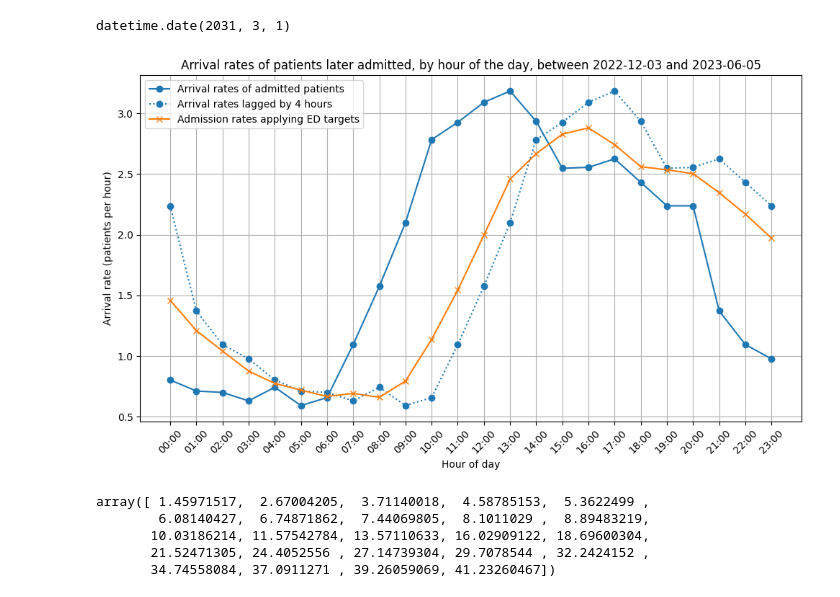
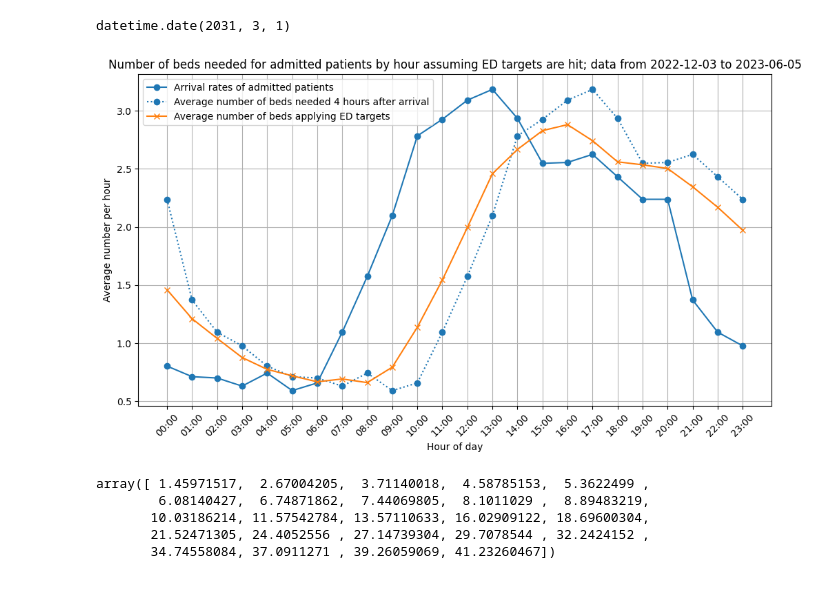
Before and after one commit to zmek/patientflow, a Jupyter notebook: notebooks/experiments/Modelling_to_show_true_demand.ipynb, the cells around one changed output. Drawn from its saved outputs; the diff is of its cells as text; code cells hidden in the pictures.

Commit message:
save plots of true demand applying ED targets

```diff
--- a/notebooks/experiments/Modelling_to_show_true_demand.ipynb
+++ b/notebooks/experiments/Modelling_to_show_true_demand.ipynb
@@ -29,6 +29,6 @@ sys.path.append(str(USER_ROOT / 'patientflow' / 'functions'))
 model_file_path = USER_ROOT / 'patientflow' / 'trained-models'
 # model_file_path.mkdir(parents=True, exist_ok=True)
 data_path = USER_ROOT / 'patientflow' / 'data-raw'
-media_file_path = USER_ROOT / 'patientflow' / 'notebooks' / 'img'
+media_file_path = USER_ROOT / 'patientflow' / 'notebooks' / 'experiments' / 'img'
 # media_file_path.mkdir(parents=True, exist_ok=True)
 # %%
@@ -396,31 +455,36 @@ datetime.date(2031, 3, 1)
 # %%
 # Plot Poisson Means allowing for true ED performance
 from datetime import timedelta
 
 hours = list(dict_.keys())
 arrival_rates = list(dict_.values())
 arrival_rates_lagged = list(sorted_lagged_dict.values())
 arrival_rates_spread = poisson_means_sum
 
 # Convert datetime.time objects to strings for better readability on the plot
 hour_labels = [hour.strftime('%H:%M') for hour in hours]
 
+title = f'Number of beds needed for admitted patients by hour assuming ED targets are hit; data from {start_training_set - timedelta(days=n*7)} to {start_validation_set - timedelta(days=n*7)}'
+
+
 # Plot the data
 plt.figure(figsize=(10, 6))
 plt.plot(hour_labels, arrival_rates, marker='o', label='Arrival rates of admitted patients')
-plt.plot(hour_labels, arrival_rates_lagged, marker='o', linestyle=':', color='C0', label='Arrival rates lagged by 4 hours')
-plt.plot(hour_labels, arrival_rates_spread, marker='x', label='Admission rates applying ED targets')
+plt.plot(hour_labels, arrival_rates_lagged, marker='o', linestyle=':', color='C0', label='Average number of beds needed 4 hours after arrival')
+plt.plot(hour_labels, arrival_rates_spread, marker='x', label='Average number of beds applying ED targets')
 plt.legend()
 
 plt.xticks(rotation=45)
 plt.xlabel('Hour of day')
-plt.ylabel('Arrival rate (patients per hour)')
-plt.title(f'Arrival rates of patients later admitted, by hour of the day, between {start_training_set - timedelta(days=n*7)} and {start_validation_set - timedelta(days=n*7)}')
+plt.ylabel('Average number per hour')
+plt.title(title)
 plt.grid(True)
 plt.tight_layout()
+plt.savefig(media_file_path / title.replace(" ", "_"), dpi=300)
+
 plt.show()
 # %% [output]
-[figure, old version]
+[figure, new version]
 # %%
 np.cumsum(arrival_rates_spread)
 # %% [output]
```
Also changed, not shown: parts of 10 cells of this notebook, 8 other files.
